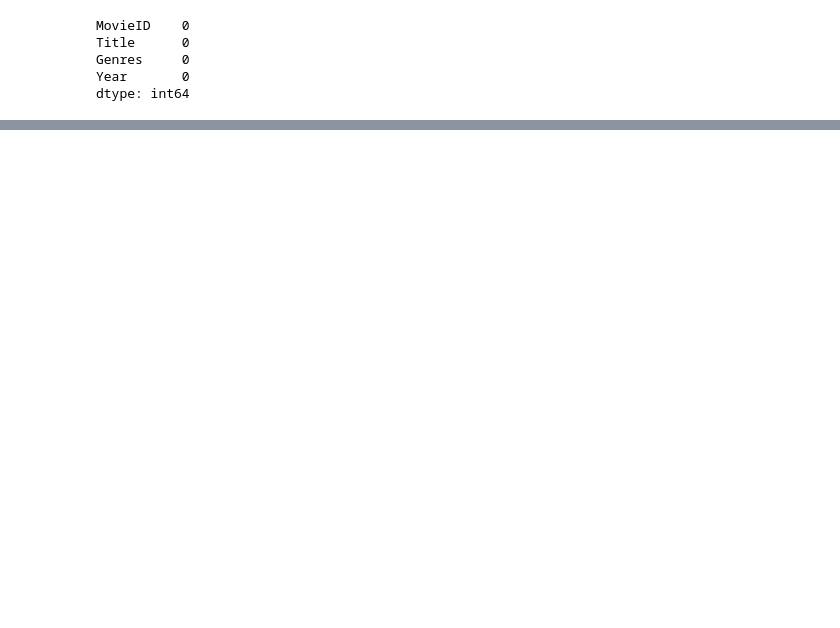
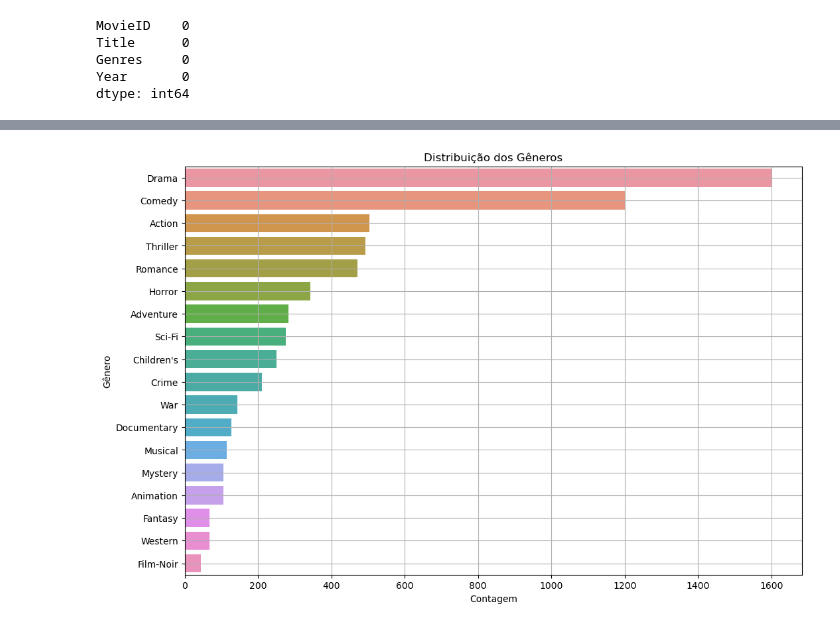
Before and after one commit to MrBarreto/DataMining, a Jupyter notebook: t4/t4.ipynb, the cells around one changed output, grey strips where cells are left out. Cells and saved outputs as stored; diff of their text form; code cells hidden in the pictures; blank space fills up the shorter version.

```diff
--- a/t4/t4.ipynb
+++ b/t4/t4.ipynb
@@ -61,0 +93,3 @@ dtype: int64
+# %%
+df_genres = movies.copy()
+df_genres = df_genres.drop('Genres', axis=1).join(movies['Genres'].str.split(',', expand=True).stack().reset_index(level=1, drop=True).rename('Genre'))
@@ -61,0 +107,10 @@ dtype: int64
+# %%
+plt.figure(figsize=(12, 8))
+sns.countplot(y='Genre', data=df_genres, order = df_genres['Genre'].value_counts().index)
+plt.title('Distribuição dos Gêneros')
+plt.xlabel('Contagem')
+plt.ylabel('Gênero')
+plt.grid(True)
+plt.show()
+# %% [output]
+[figure, added]
```
Also changed, not shown: parts of 69 cells of this notebook.
